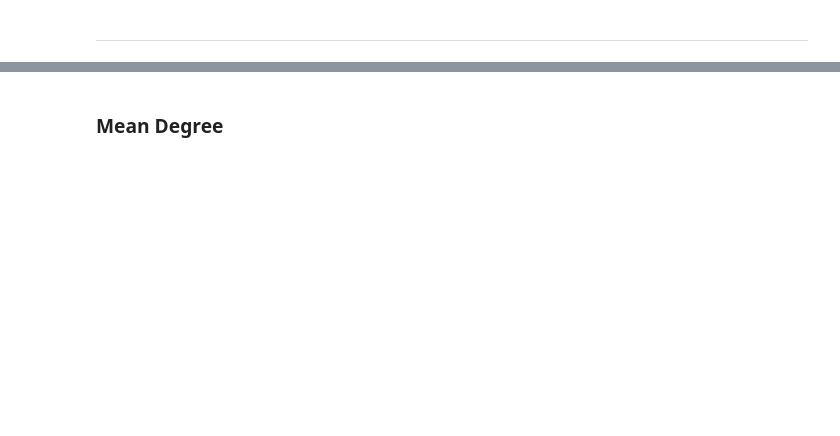
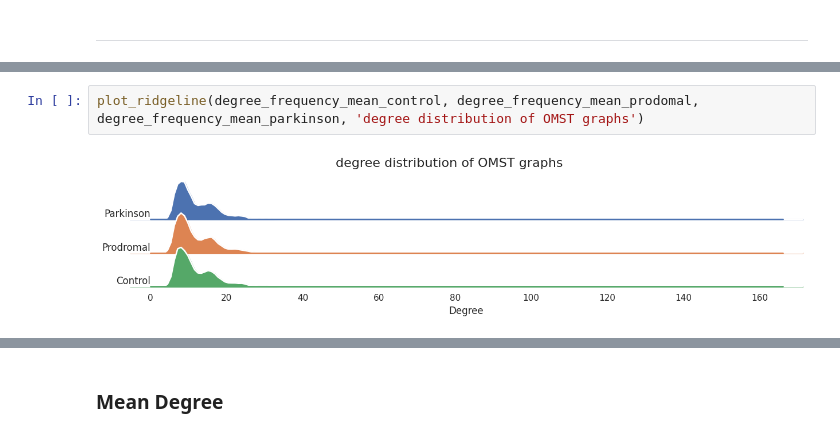
Before and after one commit to TheoRiffel/Parkinson-Diagnosis, a Jupyter notebook: notebooks/connectivity_analysis.ipynb, the cells around one changed output, grey strips where cells are left out. Drawn from its saved outputs; the diff is of its cells as text; blank space fills up the shorter version.

```diff
--- a/notebooks/connectivity_analysis.ipynb
+++ b/notebooks/connectivity_analysis.ipynb
@@ -146,0 +214,4 @@ all_graphs = Control_omst_graphs + Prodomal_omst_graphs + Parkinson_omst_graphs
+# %%
+plot_ridgeline(degree_frequency_mean_control, degree_frequency_mean_prodomal, degree_frequency_mean_parkinson, 'degree distribution of OMST graphs')
+# %% [output]
+[figure, added]
```
Also changed, not shown: parts of 130 cells of this notebook, 3 other files.
